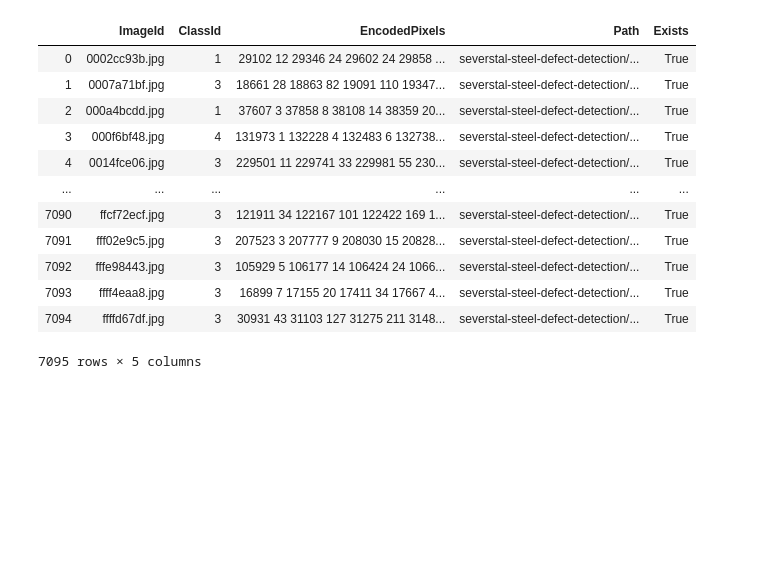
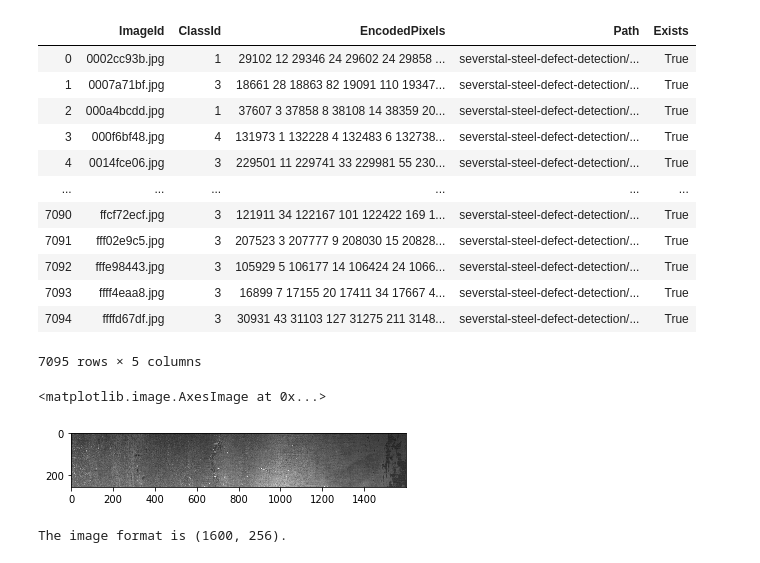
Before and after one commit to CostaDiego/severstal-semantic-segmentation, a Jupyter notebook: dataExploration.ipynb, the cells around one changed output. Saved outputs shown, nothing was run; the diff lists cells and outputs as text; code cells hidden in the pictures; blank space fills up the shorter version.

Commit message:
Plot image and histogram

```diff
--- a/dataExploration.ipynb
+++ b/dataExploration.ipynb
@@ -51,3 +51,18 @@ severstal_df
 | 7093 | ffff4eaa8.jpg | 3 | 16899 7 17155 20 17411 34 17667 4... | severstal-steel-defect-detection/... | True |
 | 7094 | ffffd67df.jpg | 3 | 30931 43 31103 127 31275 211 3148... | severstal-steel-defect-detection/... | True |
 7095 rows × 5 columns
+# %%
+from PIL import Image
+import matplotlib
+%matplotlib inline
+import matplotlib.pyplot as plt
+
+img = Image.open("severstal-steel-defect-detection/train_images/0002cc93b.jpg")
+plt.imshow(img)
+# %% [output]
+<matplotlib.image.AxesImage at 0x...>
+[figure, added]
+# %%
+print(f"The image format is {img.size}.")
+# %% [output]
+The image format is (1600, 256).
```
Also changed, not shown: parts of 2 cells of this notebook.
